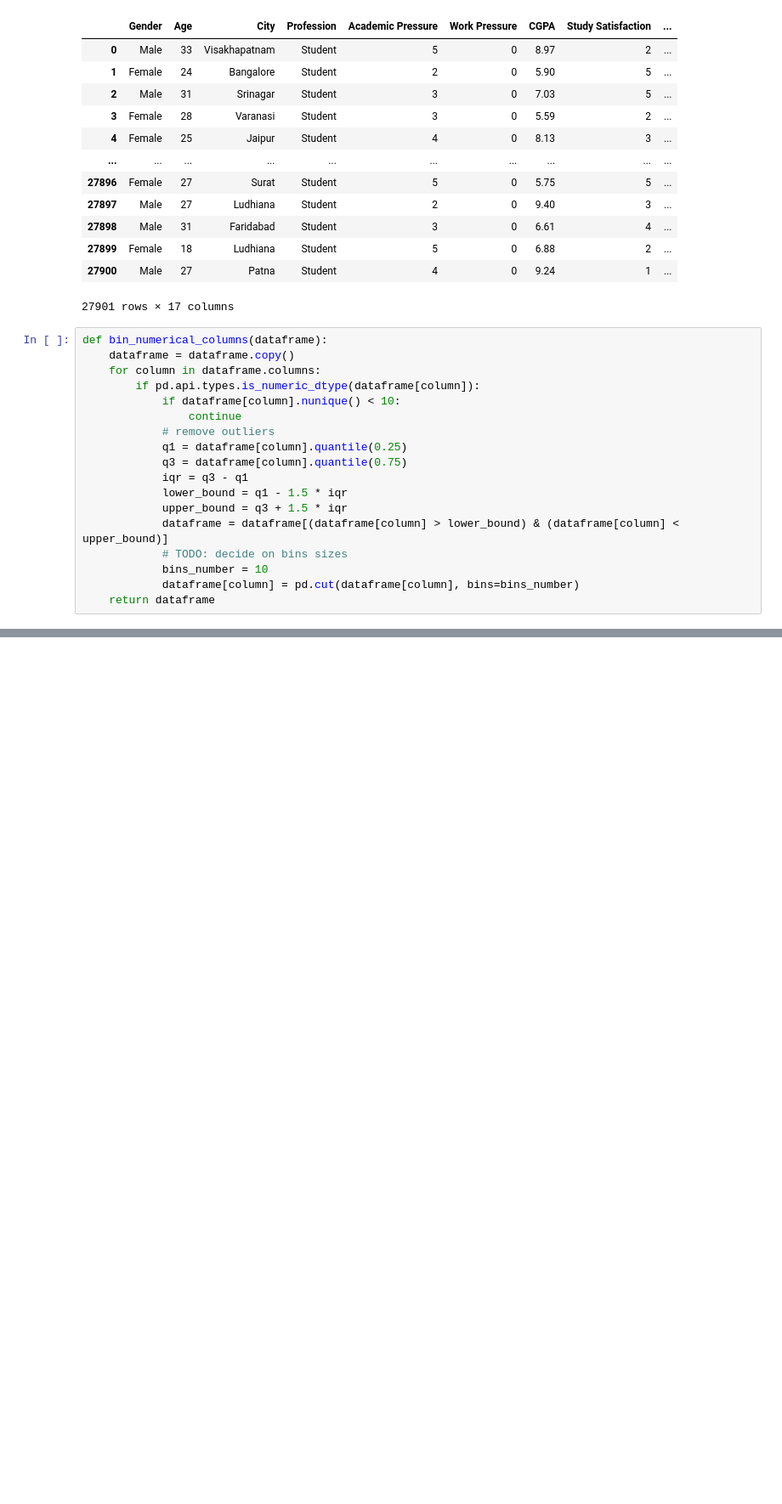
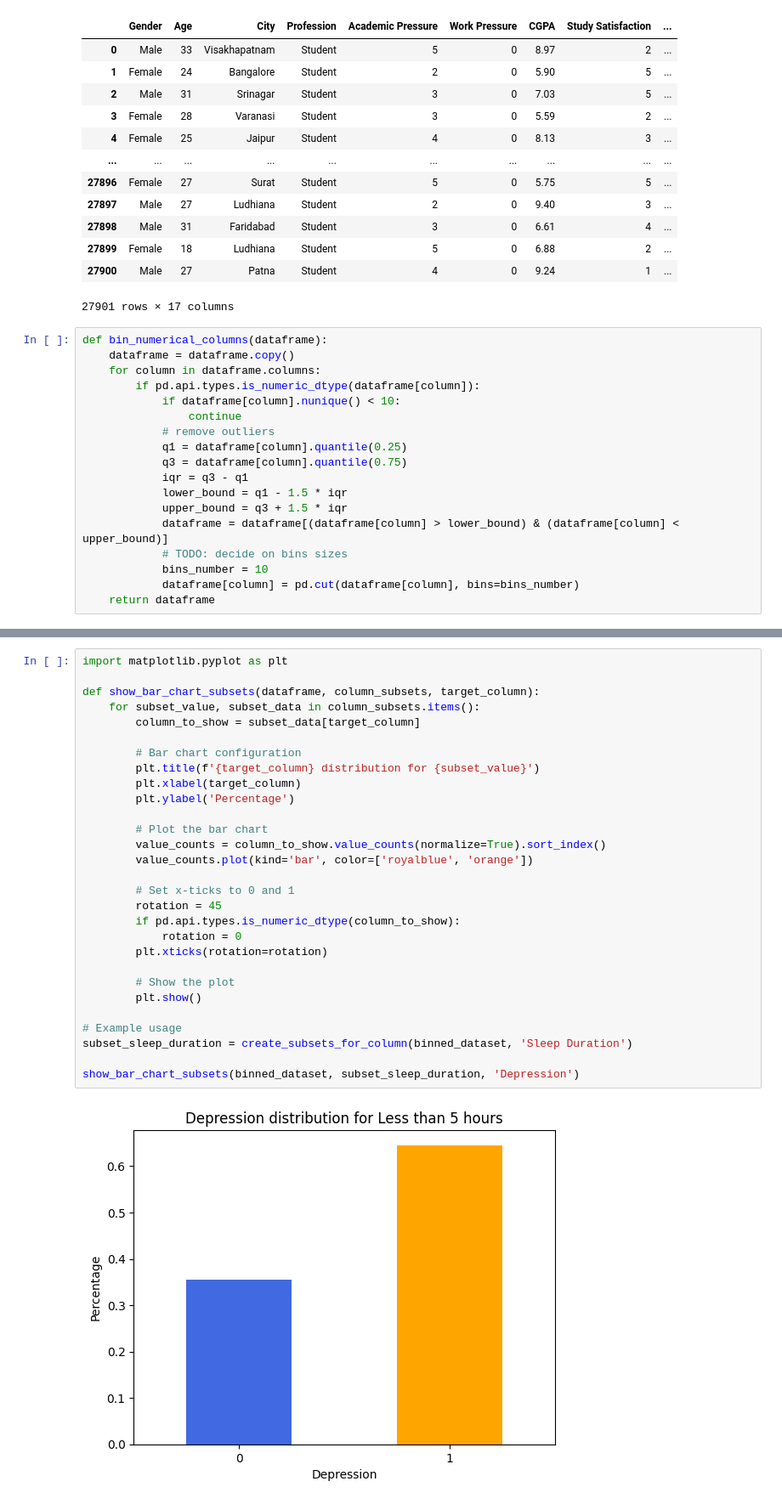
Before and after one commit to ShangolMangol/AlgoForDecisions, a Jupyter notebook: project/interesting_visualizations.ipynb, the cells around one changed output, grey strips where cells are left out. Shown at 85% size. Cells and saved outputs as stored; diff of their text form; blank space fills up the shorter version.

```diff
--- a/project/interesting_visualizations.ipynb
+++ b/project/interesting_visualizations.ipynb
@@ -126,0 +177,31 @@ Khaziabad: 1
+# %%
+import matplotlib.pyplot as plt
+
+def show_bar_chart_subsets(dataframe, column_subsets, target_column):
+    for subset_value, subset_data in column_subsets.items():
+        column_to_show = subset_data[target_column]
+
+        # Bar chart configuration
+        plt.title(f'{target_column} distribution for {subset_value}')
+        plt.xlabel(target_column)
+        plt.ylabel('Percentage')
+
+        # Plot the bar chart
+        value_counts = column_to_show.value_counts(normalize=True).sort_index()
+        value_counts.plot(kind='bar', color=['royalblue', 'orange'])
+
+        # Set x-ticks to 0 and 1
+        rotation = 45
+        if pd.api.types.is_numeric_dtype(column_to_show):
+            rotation = 0
+        plt.xticks(rotation=rotation)
+
+        # Show the plot
+        plt.show()
+
+# Example usage
+subset_sleep_duration = create_subsets_for_column(binned_dataset, 'Sleep Duration')
+
+show_bar_chart_subsets(binned_dataset, subset_sleep_duration, 'Depression')
+# %% [output]
+[figure, added]
```
Also changed, not shown: parts of 5 cells of this notebook.
